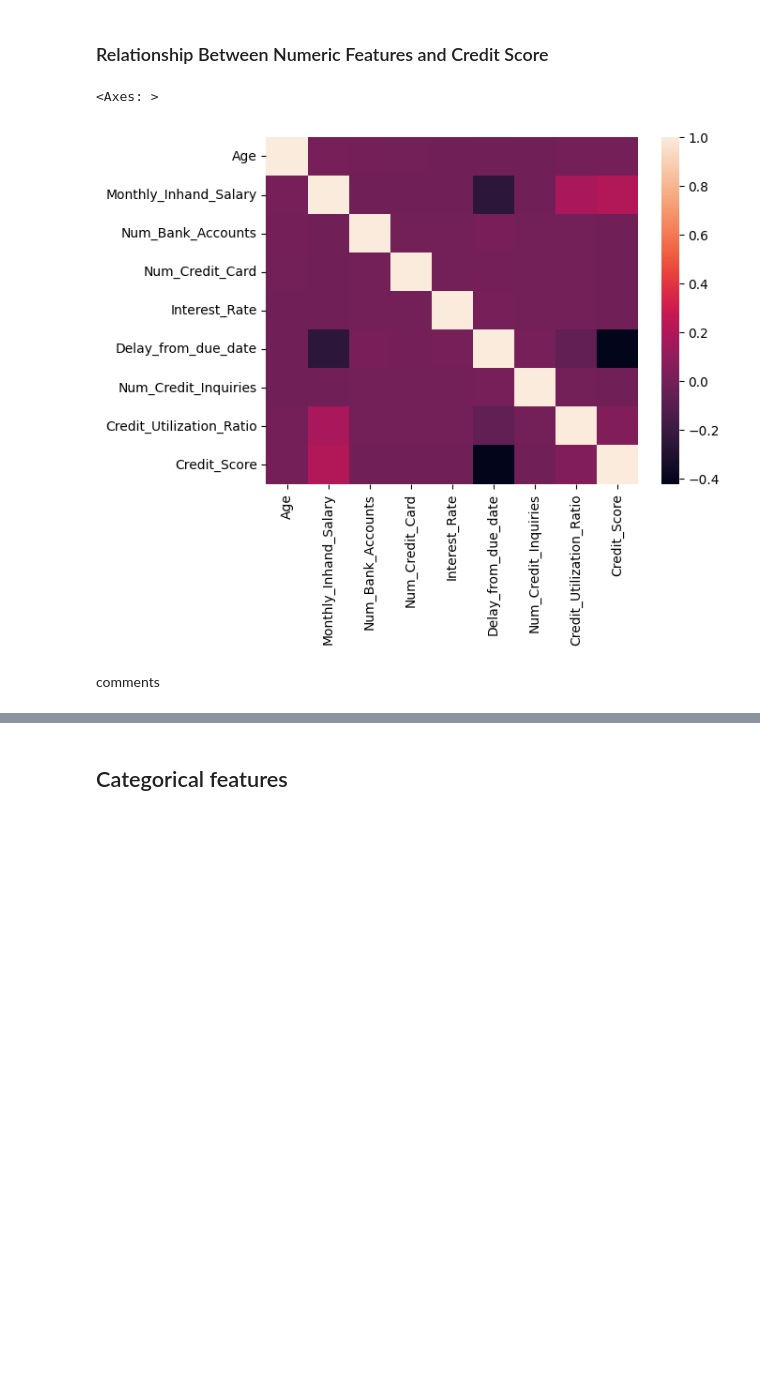
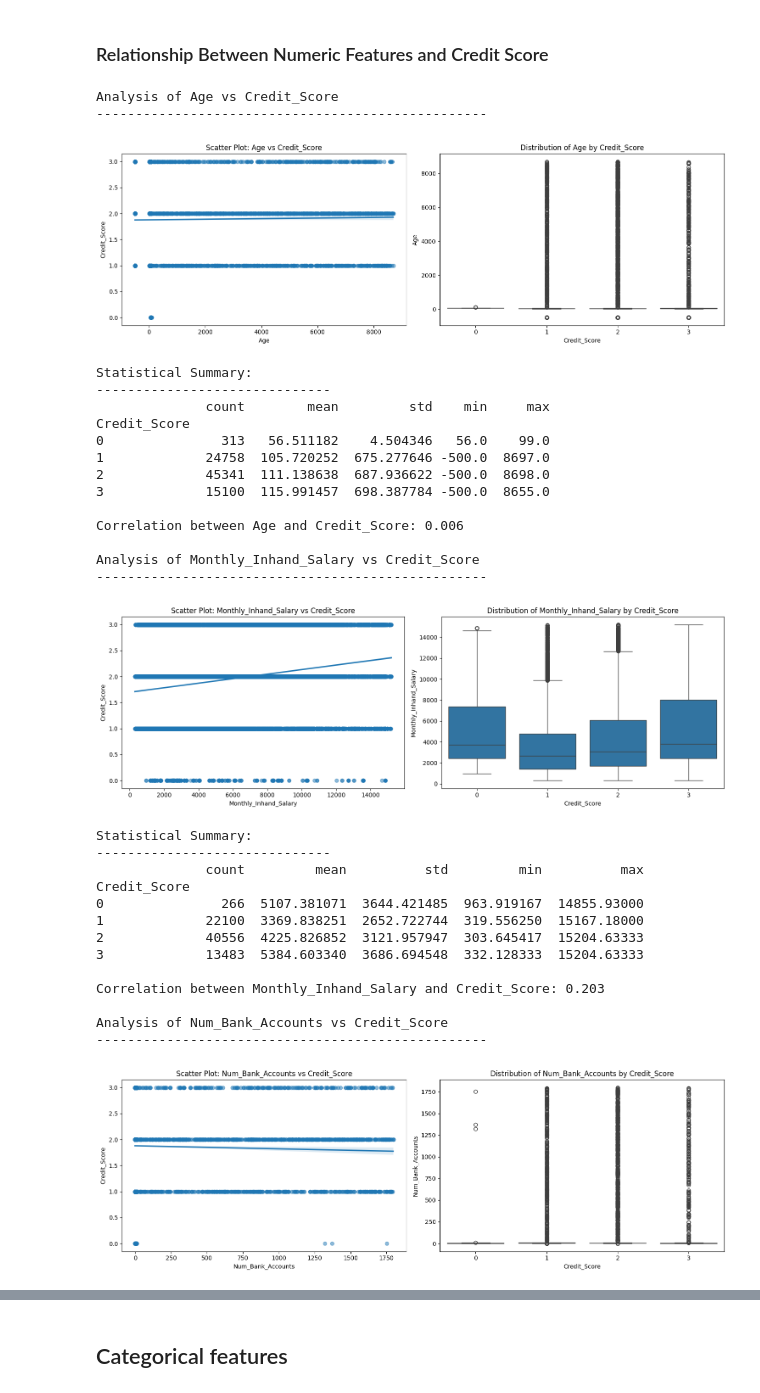
Before and after one commit to Simone-meli25/Credit_Score_Classification, a Jupyter notebook: notebooks/01_eda.ipynb, the cells around one changed output, grey strips where cells are left out. Drawn from its saved outputs; the diff is of its cells as text; code cells hidden in the pictures; blank space fills up the shorter version.

```diff
--- a/notebooks/01_eda.ipynb
+++ b/notebooks/01_eda.ipynb
@@ -141,16 +264,67 @@ comments
 # %% [markdown]
 ### Relationship Between Numeric Features and Credit Score
-# %%
-import seaborn as sns
-import matplotlib.pyplot as plt
-
-# Pearson or Spearman correlation on numeric columns
-corr = df[list_numerical_features].corr()
-sns.heatmap(corr)
-
-# improve and comments
-# %% [output]
-<Axes: >
-[figure, removed]
-# %% [markdown]
-comments
+# %%
+import seaborn as sns
+import matplotlib.pyplot as plt
+
+target = 'Credit_Score'
+
+for feature in numeric_features:
+        print(f"\nAnalysis of {feature} vs {target}")
+        print("-" * 50)
+
+        # Create figure with 2 subplots
+        fig, (ax1, ax2) = plt.subplots(1, 2, figsize=(15, 5))
+
+        # Plot 1: Scatter plot with regression line
+        sns.regplot(data=df, x=feature, y=target, ax=ax1, scatter_kws={'alpha':0.5})
+        ax1.set_title(f'Scatter Plot: {feature} vs {target}')
+
+        # Plot 2: Box plot grouped by target
+        sns.boxplot(data=df, y=feature, x=target, ax=ax2)
+        ax2.set_title(f'Distribution of {feature} by {target}')
+
+        plt.tight_layout()
+        plt.show()
+
+        # Statistical Summary
+        print("\nStatistical Summary:")
+        print("-" * 30)
+        summary = df.groupby(target)[feature].agg(['count', 'mean', 'std', 'min', 'max'])
+        print(summary)
+
+        # Correlation
+        correlation = df[[feature, target]].corr().iloc[0,1]
+        print(f"\nCorrelation between {feature} and {target}: {correlation:.3f}")
+# %% [output]
+Analysis of Age vs Credit_Score
+--------------------------------------------------
+[figure, added]
+Statistical Summary:
+------------------------------
+              count        mean         std    min     max
+Credit_Score
+0               313   56.511182    4.504346   56.0    99.0
+1             24758  105.720252  675.277646 -500.0  8697.0
+2             45341  111.138638  687.936622 -500.0  8698.0
+3             15100  115.991457  698.387784 -500.0  8655.0
+
+Correlation between Age and Credit_Score: 0.006
+
+Analysis of Monthly_Inhand_Salary vs Credit_Score
+--------------------------------------------------
+[figure, added]
+Statistical Summary:
+------------------------------
+              count         mean          std         min          max
+Credit_Score
+0               266  5107.381071  3644.421485  963.919167  14855.93000
+1             22100  3369.838251  2652.722744  319.556250  15167.18000
+2             40556  4225.826852  3121.957947  303.645417  15204.63333
+3             13483  5384.603340  3686.694548  332.128333  15204.63333
+
+Correlation between Monthly_Inhand_Salary and Credit_Score: 0.203
+
+Analysis of Num_Bank_Accounts vs Credit_Score
+--------------------------------------------------
+[figure, added]
```
Also changed, not shown: parts of 34 cells of this notebook, 20 other files.
